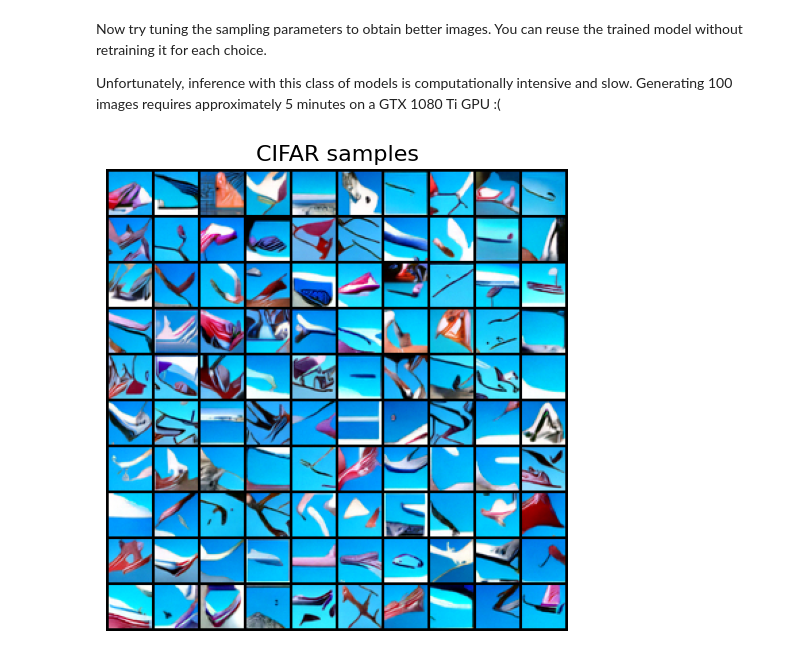
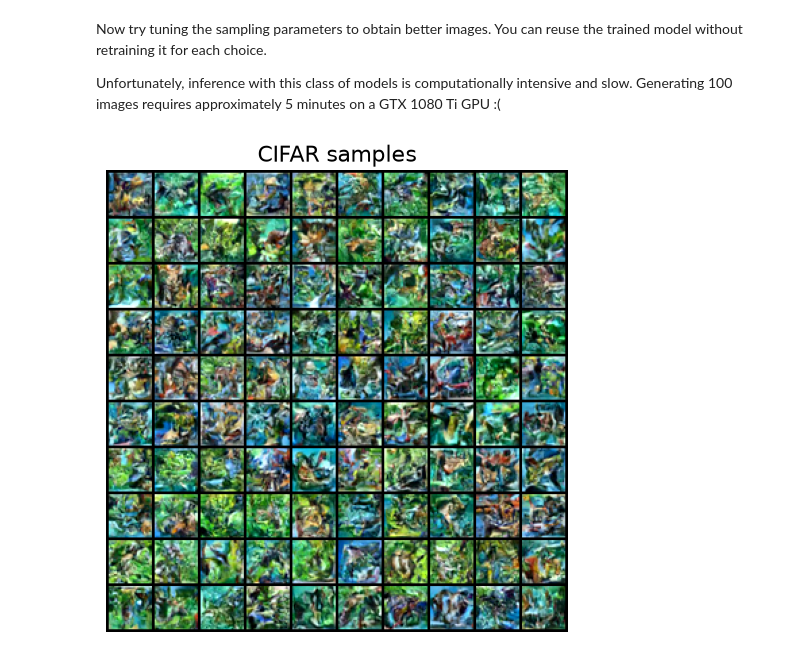
Before and after one commit to collateraris/ML_courses_GenAI_NLP, a Jupyter notebook: scientificProject/GenAI/2026/hw3.ipynb, the cells around one changed output. Saved outputs shown, nothing was run; the diff lists cells and outputs as text; code cells hidden in the pictures.

```diff
--- a/scientificProject/GenAI/2026/hw3.ipynb
+++ b/scientificProject/GenAI/2026/hw3.ipynb
@@ -1730,13 +1743,13 @@ class DownsampleBlock(nn.Module):
         # define convolutional layer that:
         # 1) does not change the number of channels
         # 2) reduces the size of the image twice
-
+        self.conv = nn.Conv2d(channels, channels, 3, stride=2, padding=1)
         # ====
 
     def forward(self, input_tensor: torch.Tensor, *args) -> torch.Tensor:
         # ====
         # your code
-
+        x = self.conv(input_tensor)
         # ====
         return x
 
@@ -1748,7 +1761,7 @@ class UpsampleBlock(nn.Module):
         # define convolutional layer that:
         # 1) does not change the number of channels
         # 2) does not reduce the size of the image
-
+        self.conv = nn.Conv2d(channels, channels, 3, padding=1)
         # ====
 
     def forward(self, input_tensor: torch.Tensor, *args) -> torch.Tensor:
@@ -1756,7 +1769,8 @@ class UpsampleBlock(nn.Module):
         # your code
         # 1) upsample the input tensor using bilinear interpolation
         # 2) pass the result through the convolutional layer
-
+        x = F.interpolate(input_tensor, scale_factor=2, mode="bilinear", align_corners=False)
+        x =  self.conv(x)
         # ====
         return x
 # %% [markdown]
@@ -1986,17 +2032,17 @@ test_ncsn()
 # ====
 # your code
 # choose these parameters
-BATCH_SIZE =
-LR =
-EPOCHS =
-HIDDEN_CHANNELS =
-CHANNEL_MULTIPLIERS =
-NUM_BLOCKS =
+BATCH_SIZE = 16
+LR = 2e-4
+EPOCHS = 21
+HIDDEN_CHANNELS = 32
+CHANNEL_MULTIPLIERS = [1, 2, 2, 4]
+NUM_BLOCKS = 1
 
-sigma_max =
-sigma_min =
-L =
-SIGMAS =
+sigma_max = 1.0
+sigma_min = 0.01
+L = 10
+SIGMAS = np.geomspace(sigma_min, sigma_max, L).tolist()
 # ====
 
 centered_train_data = train_data * 2 - 1
@@ -2037,12 +2083,12 @@ Unfortunately, inference with this class of models is computationally intensive
 # %%
 # ====
 # your code
 # choose these parameters
-NUM_STEPS =
-EPS =
+NUM_STEPS = 100
+EPS = 0.1
 # ====
 
 samples = ncsn.sample(100, num_steps=NUM_STEPS, eps=EPS).cpu()
 show_samples(samples, "CIFAR samples")
 # %% [output]
-[figure, old version]
+[figure, new version]
```
Also changed, not shown: parts of 5 cells of this notebook.
